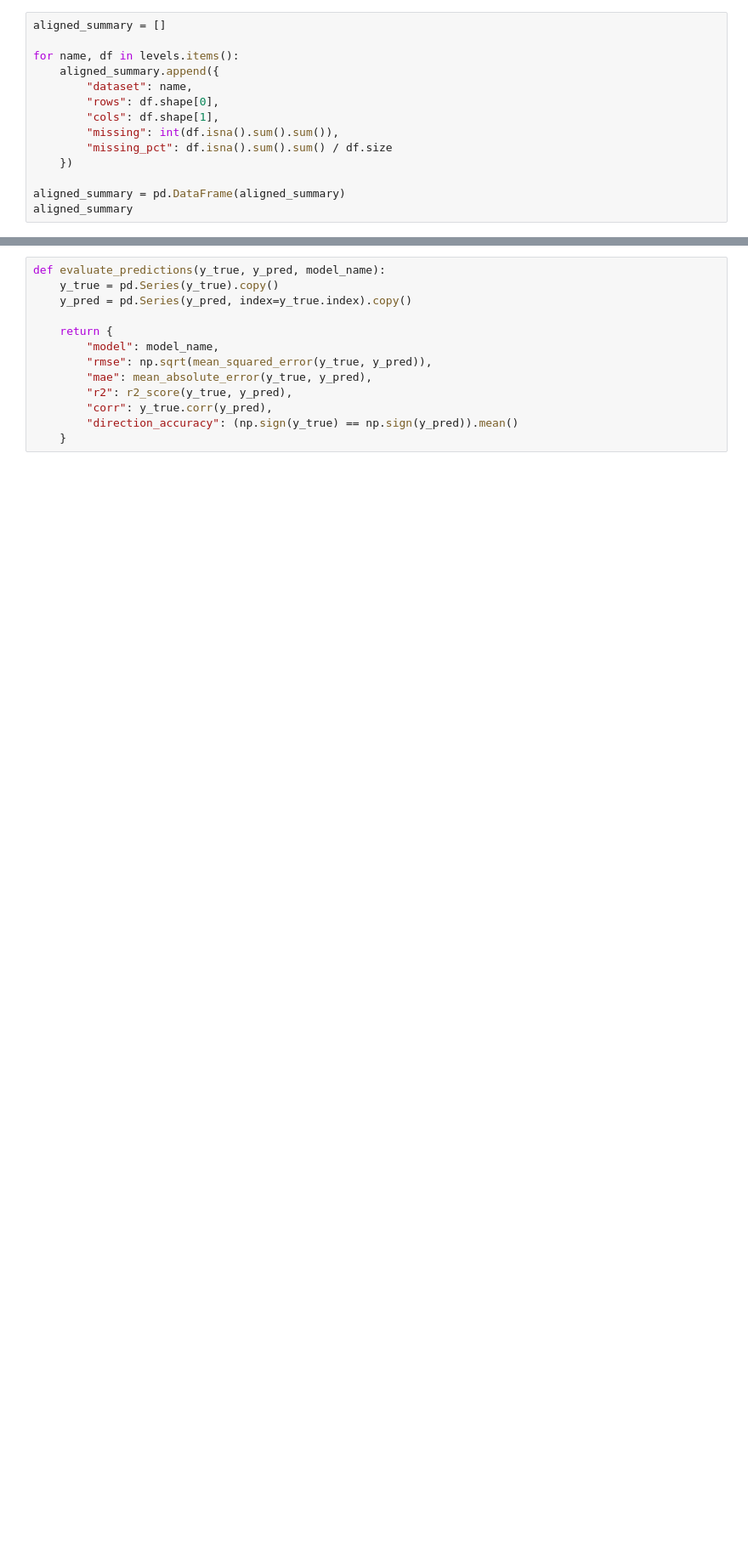
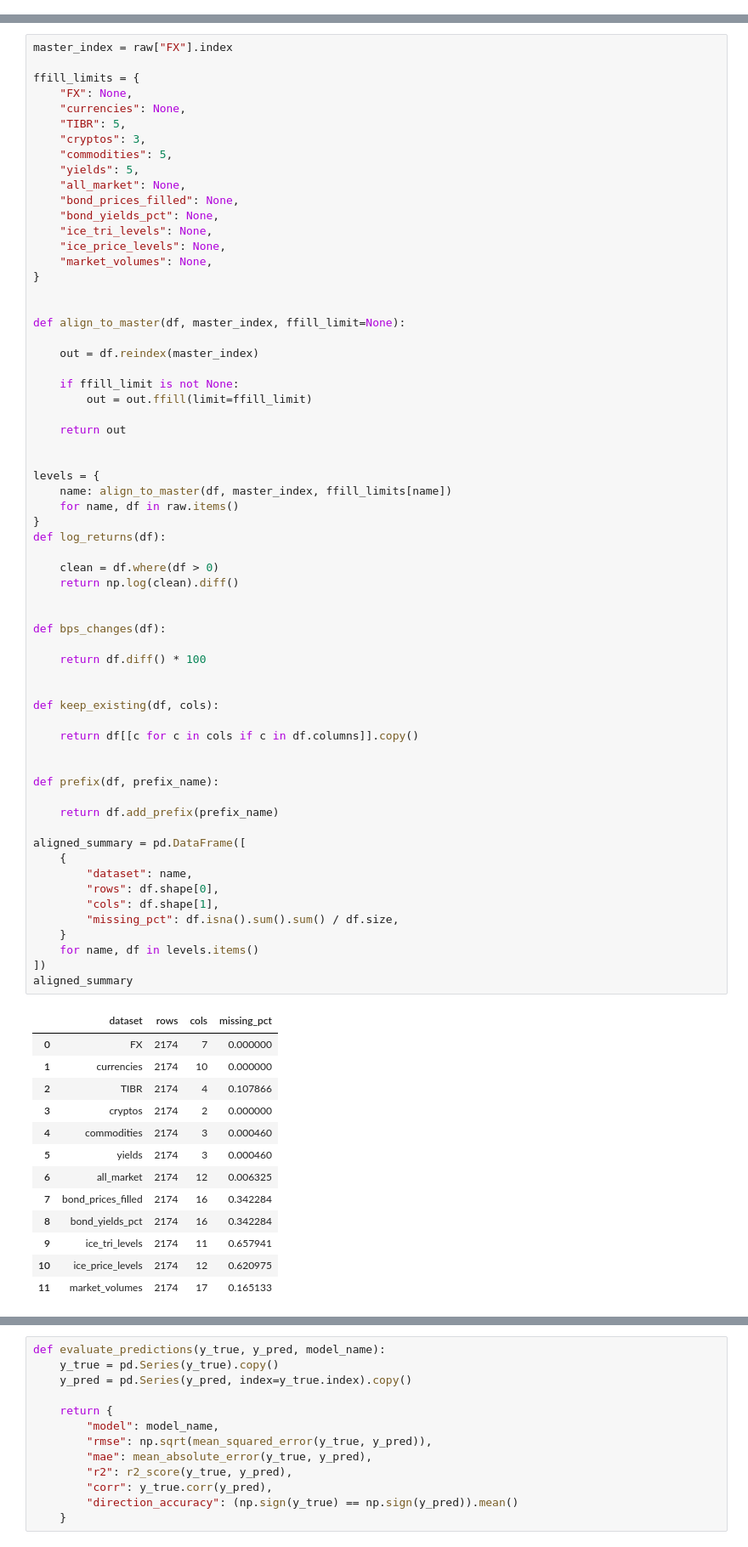
Before and after one commit to gmukhigulas1/Projects, a Jupyter notebook: Quant projects/Georgia Market Risk/Analytics.ipynb, the cells around one changed output, grey strips where cells are left out. Shown at 85% size. Drawn from its saved outputs; the diff is of its cells as text; blank space fills up the shorter version.

```diff
--- a/Quant projects/Georgia Market Risk/Analytics.ipynb
+++ b/Quant projects/Georgia Market Risk/Analytics.ipynb
@@ -252,14 +0,0 @@ levels = {
-# %%
-aligned_summary = []
-
-for name, df in levels.items():
-    aligned_summary.append({
-        "dataset": name,
-        "rows": df.shape[0],
-        "cols": df.shape[1],
-        "missing": int(df.isna().sum().sum()),
-        "missing_pct": df.isna().sum().sum() / df.size
-    })
-
-aligned_summary = pd.DataFrame(aligned_summary)
-aligned_summary
@@ -1252,0 +193,77 @@ plt.show()
+# %%
+master_index = raw["FX"].index
+
+ffill_limits = {
+    "FX": None,
+    "currencies": None,
+    "TIBR": 5,
+    "cryptos": 3,
+    "commodities": 5,
+    "yields": 5,
+    "all_market": None,
+    "bond_prices_filled": None,
+    "bond_yields_pct": None,
+    "ice_tri_levels": None,
+    "ice_price_levels": None,
+    "market_volumes": None,
+}
+
+
+def align_to_master(df, master_index, ffill_limit=None):
+
+    out = df.reindex(master_index)
+
+    if ffill_limit is not None:
+        out = out.ffill(limit=ffill_limit)
+
+    return out
+
+
+levels = {
+    name: align_to_master(df, master_index, ffill_limits[name])
+    for name, df in raw.items()
+}
+def log_returns(df):
+
+    clean = df.where(df > 0)
+    return np.log(clean).diff()
+
+
+def bps_changes(df):
+
+    return df.diff() * 100
+
+
+def keep_existing(df, cols):
+
+    return df[[c for c in cols if c in df.columns]].copy()
+
+
+def prefix(df, prefix_name):
+
+    return df.add_prefix(prefix_name)
+
+aligned_summary = pd.DataFrame([
+    {
+        "dataset": name,
+        "rows": df.shape[0],
+        "cols": df.shape[1],
+        "missing_pct": df.isna().sum().sum() / df.size,
+    }
+    for name, df in levels.items()
+])
+aligned_summary
+# %% [output]
+|  | dataset | rows | cols | missing_pct |
+| 0 | FX | 2174 | 7 | 0.000000 |
+| 1 | currencies | 2174 | 10 | 0.000000 |
+| 2 | TIBR | 2174 | 4 | 0.107866 |
+| 3 | cryptos | 2174 | 2 | 0.000000 |
+| 4 | commodities | 2174 | 3 | 0.000460 |
+| 5 | yields | 2174 | 3 | 0.000460 |
+| 6 | all_market | 2174 | 12 | 0.006325 |
+| 7 | bond_prices_filled | 2174 | 16 | 0.342284 |
+| 8 | bond_yields_pct | 2174 | 16 | 0.342284 |
+| 9 | ice_tri_levels | 2174 | 11 | 0.657941 |
+| 10 | ice_price_levels | 2174 | 12 | 0.620975 |
+| 11 | market_volumes | 2174 | 17 | 0.165133 |
```
Also changed, not shown: parts of 126 cells of this notebook.
